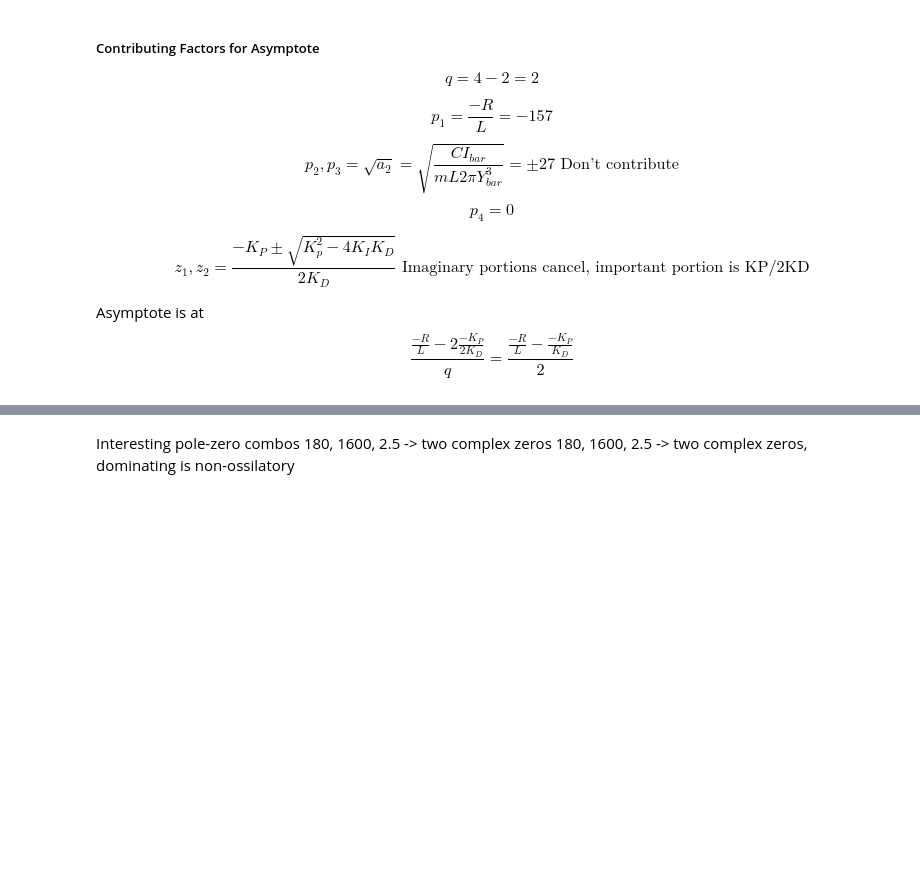
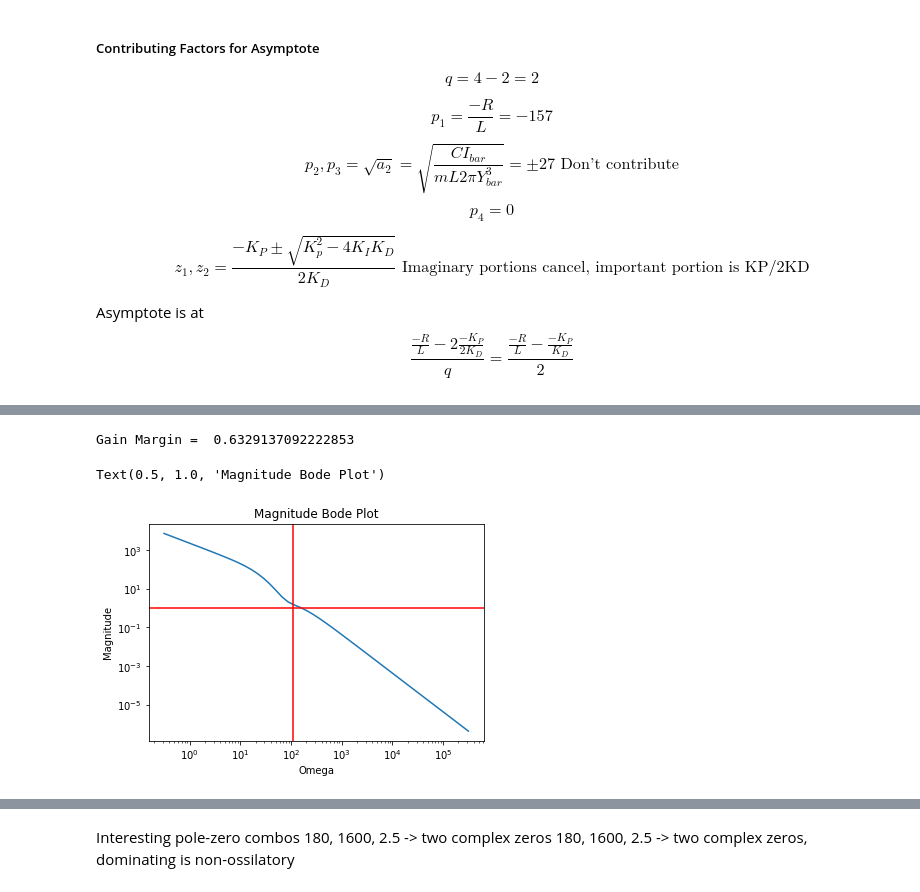
Before and after one commit to AmyPhung/mag-lev-controls, a Jupyter notebook: notebooks/controller_tuning.ipynb, the cells around one changed output, grey strips where cells are left out. Drawn from its saved outputs; the diff is of its cells as text; code cells hidden in the pictures; blank space fills up the shorter version.

```diff
--- a/notebooks/controller_tuning.ipynb
+++ b/notebooks/controller_tuning.ipynb
@@ -99,0 +142,12 @@ plt.show()
+# %%
+print("Gain Margin = ", gm)
+loglog(w,mag)
+plt.axhline(y=1, color='r', linestyle='-')
+plt.axvline(x=wg, color='r', linestyle='-')
+plt.xlabel("Omega")
+plt.ylabel("Magnitude")
+plt.title("Magnitude Bode Plot")
+# %% [output]
+Gain Margin =  0.6329137092222853
+Text(0.5, 1.0, 'Magnitude Bode Plot')
+[figure, added]
```
Also changed, not shown: parts of 20 cells of this notebook, 5 other files.
